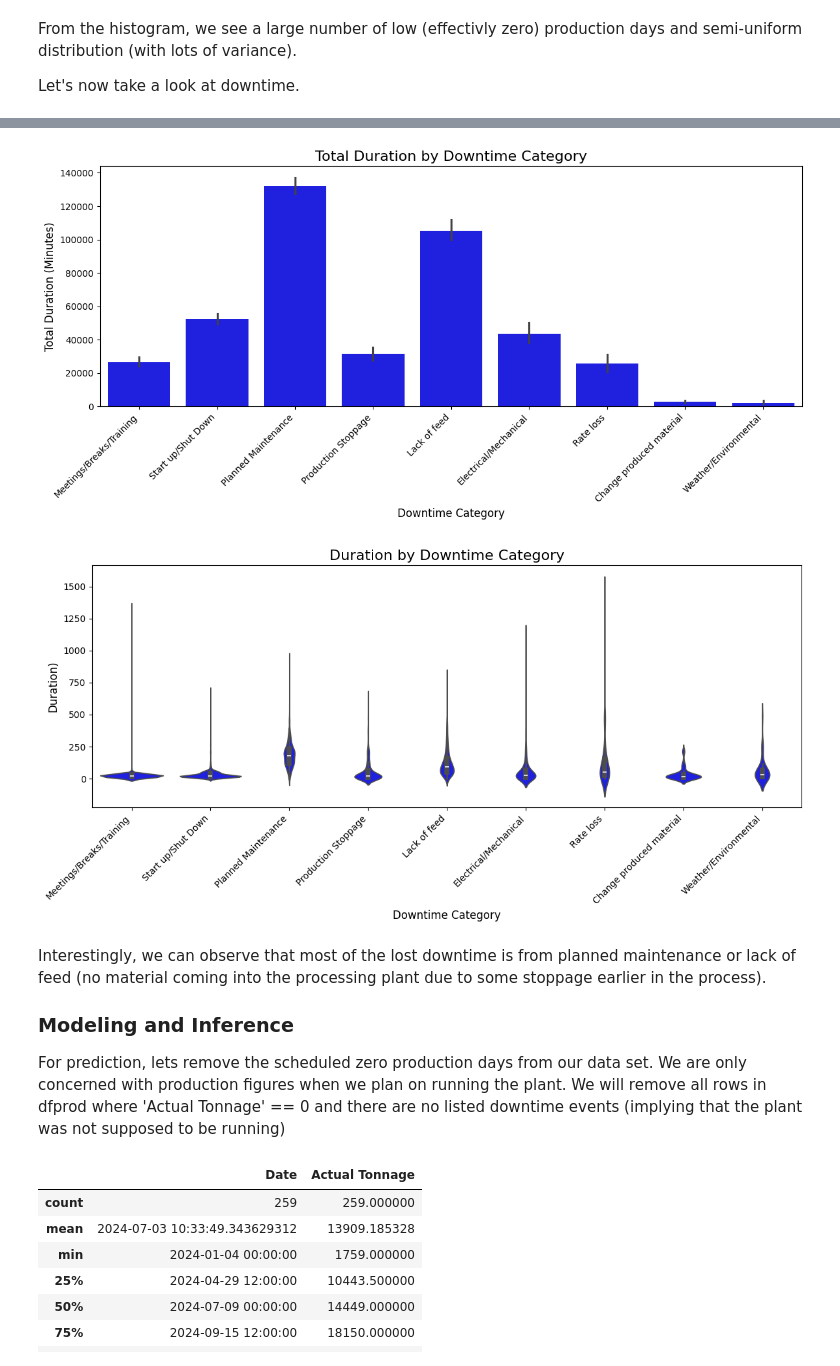
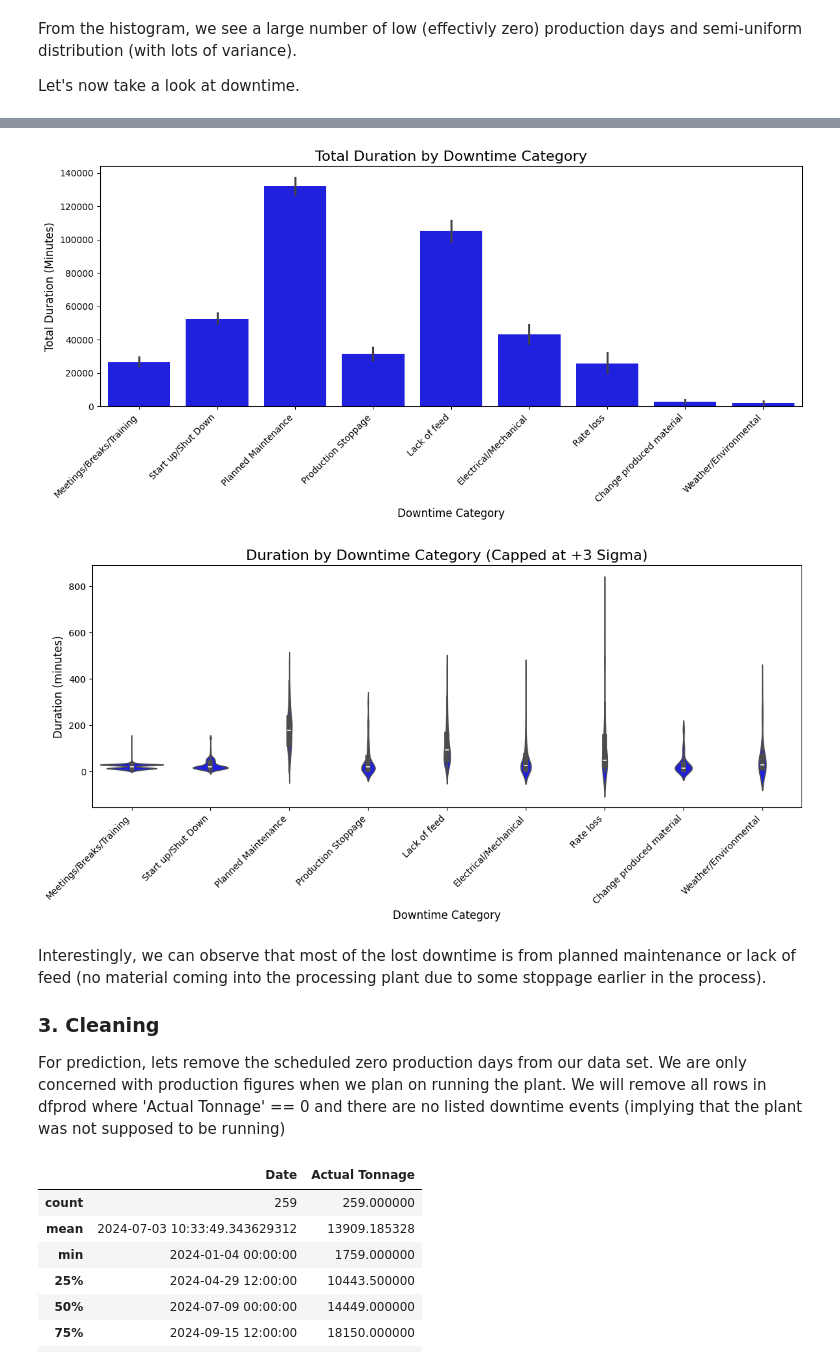
Before and after one commit to eliasforsberg/quarry-eda, a Jupyter notebook: eda.ipynb, the cells around one changed output, grey strips where cells are left out. Cells and saved outputs as stored; diff of their text form; code cells hidden in the pictures.

Commit message:
Done cleaning

```diff
--- a/eda.ipynb
+++ b/eda.ipynb
@@ -158,41 +142,60 @@ plt.show()
 # Observing catagory sums
 
 # Barplot of Downtime Category vs. Duration
 plt.figure(figsize=(12, 6))
 sns.barplot(
     x="Downtime Category",
     y="Duration (minutes)",
     data=dfdown,
     estimator=sum,  # Summing durations for each category
     color="blue"
 )
 plt.title("Total Duration by Downtime Category", fontsize=16)
 plt.xlabel("Downtime Category", fontsize=12)
 plt.ylabel("Total Duration (Minutes)", fontsize=12)
 plt.xticks(rotation=45, ha="right")  # Rotate category labels for better readability
 plt.tight_layout()
 plt.show()
 
+"""Capping at +3 std dev for better interpretability"""
+
+dfdown_capped = dfdown.copy()
+
+# Calculate the mean and standard deviation for each category
+for category in dfdown_capped["Downtime Category"].unique():
+    category_data = dfdown_capped[dfdown_capped["Downtime Category"] == category]
+    mean = category_data["Duration (minutes)"].mean()
+    std = category_data["Duration (minutes)"].std()
+
+    # Cap values exceeding +3 sigma
+    upper_bound = mean + 3 * std
+    dfdown_capped.loc[
+        (dfdown_capped["Downtime Category"] == category) &
+        (dfdown_capped["Duration (minutes)"] > upper_bound),
+        "Duration (minutes)"
+    ] = upper_bound
+
+# Plotting
 plt.figure(figsize=(12, 6))
 sns.violinplot(
     x="Downtime Category",
     y="Duration (minutes)",
-    data=dfdown,
+    data=dfdown_capped,
     color="blue"
 )
-plt.title("Duration by Downtime Category", fontsize=16)
+plt.title("Duration by Downtime Category (Capped at +3 Sigma)", fontsize=16)
 plt.xlabel("Downtime Category", fontsize=12)
-plt.ylabel("Duration)", fontsize=12)
+plt.ylabel("Duration (minutes)", fontsize=12)
 plt.xticks(rotation=45, ha="right")  # Rotate category labels for better readability
 plt.tight_layout()
 plt.show()
 # %% [output]
 [figure]
-[figure, old version]
+[figure, new version]
 # %% [markdown]
 Interestingly, we can observe that most of the lost downtime is from planned maintenance or lack of feed (no material coming into the processing plant due to some stoppage earlier in the process).
 
-### Modeling and Inference
+### 3. Cleaning
 
 For prediction, lets remove the scheduled zero production days from our data set. We are only concerned with production figures when we plan on running the plant. We will remove all rows in dfprod where 'Actual Tonnage' == 0 and there are no listed downtime events (implying that the plant was not supposed to be running)
 # %%
```
Also changed, not shown: parts of 16 cells of this notebook, 1 other file.
